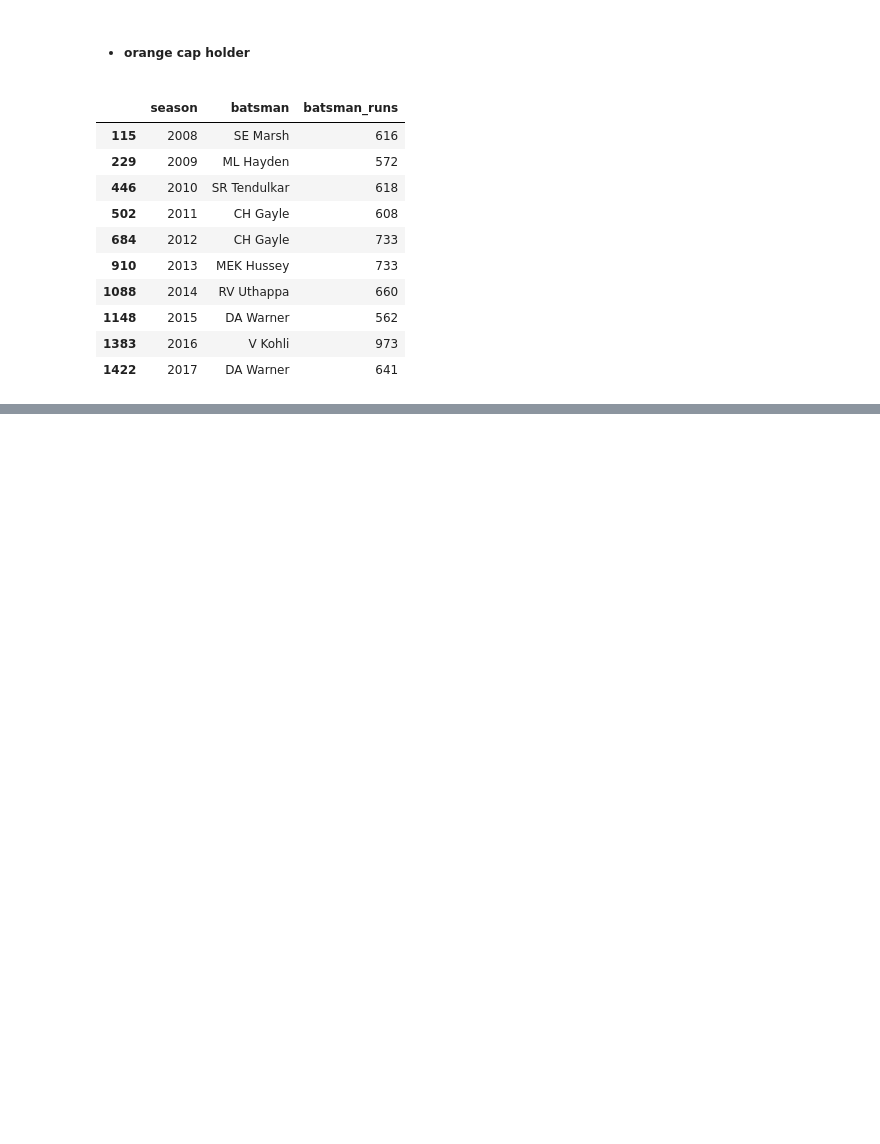
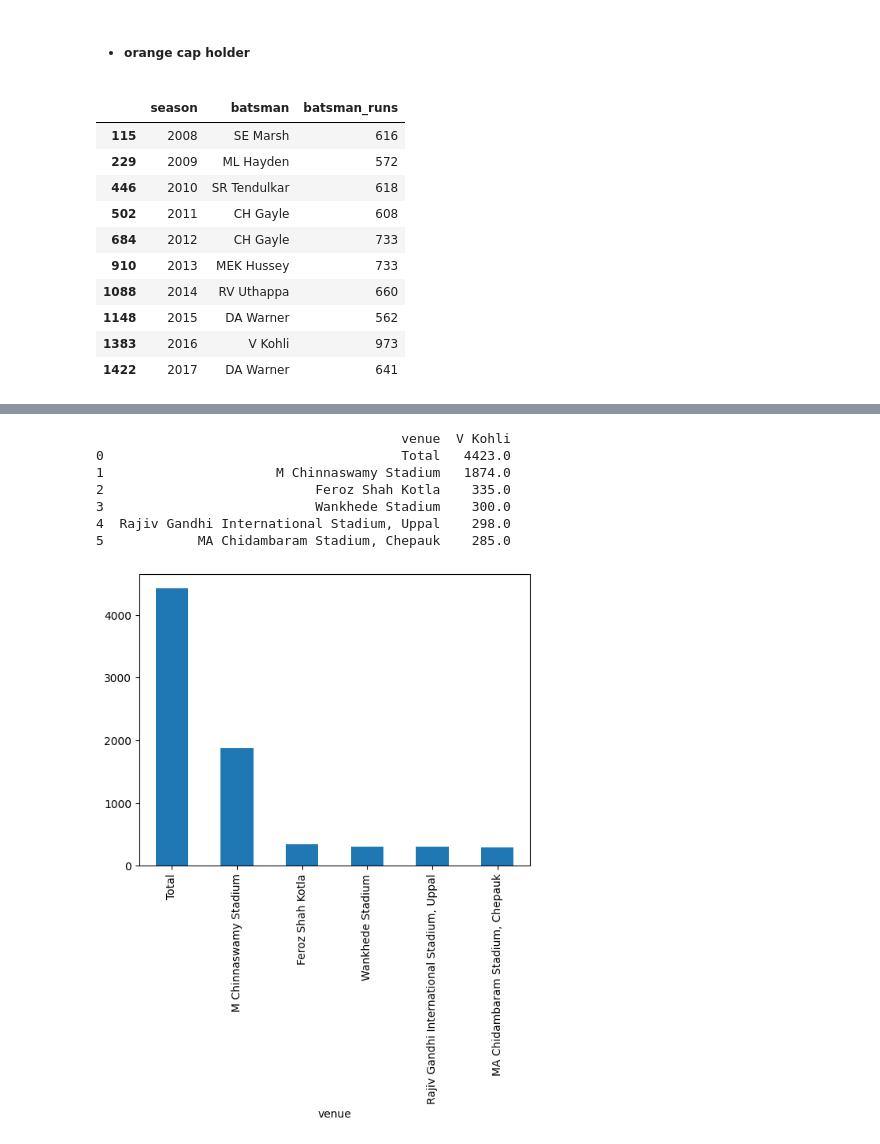
Before and after one commit to krish1440/ipl_analysis, a Jupyter notebook: ipl.ipynb, the cells around one changed output, grey strips where cells are left out. Cells and saved outputs as stored; diff of their text form; code cells hidden in the pictures; blank space fills up the shorter version.

```diff
--- a/ipl.ipynb
+++ b/ipl.ipynb
@@ -386,0 +484,8 @@ df.plot(x='batsman', y='batsman_runs', kind='bar', figsize=(15,8), xlabel='Batsm
+# %%
+new_ipl['batsman_runs'] = new_ipl['batsman_runs'].fillna(0)
+
+# Create the pivot table
+stat = new_ipl.pivot_table(index='batsman', columns='venue', values='batsman_runs', aggfunc='sum', margins=True, margins_name='Total')
+# %%
+# row corresponding to the player
+player_stats = stat.loc['G Gambhir'].sort_values(ascending=False)
@@ -386,0 +512,16 @@ df.plot(x='batsman', y='batsman_runs', kind='bar', figsize=(15,8), xlabel='Batsm
+# %%
+def player_stats(batsman_name):
+    player_stats = stat.loc[batsman_name].sort_values(ascending=False).head(6)
+    print(player_stats.reset_index())
+    player_stats.plot(kind='bar',x='venue')
+# %%
+player_stats('V Kohli')
+# %% [output]
+                                       venue  V Kohli
+0                                      Total   4423.0
+1                      M Chinnaswamy Stadium   1874.0
+2                           Feroz Shah Kotla    335.0
+3                           Wankhede Stadium    300.0
+4  Rajiv Gandhi International Stadium, Uppal    298.0
+5            MA Chidambaram Stadium, Chepauk    285.0
+[figure, added]
```
Also changed, not shown: parts of 20 cells of this notebook.
